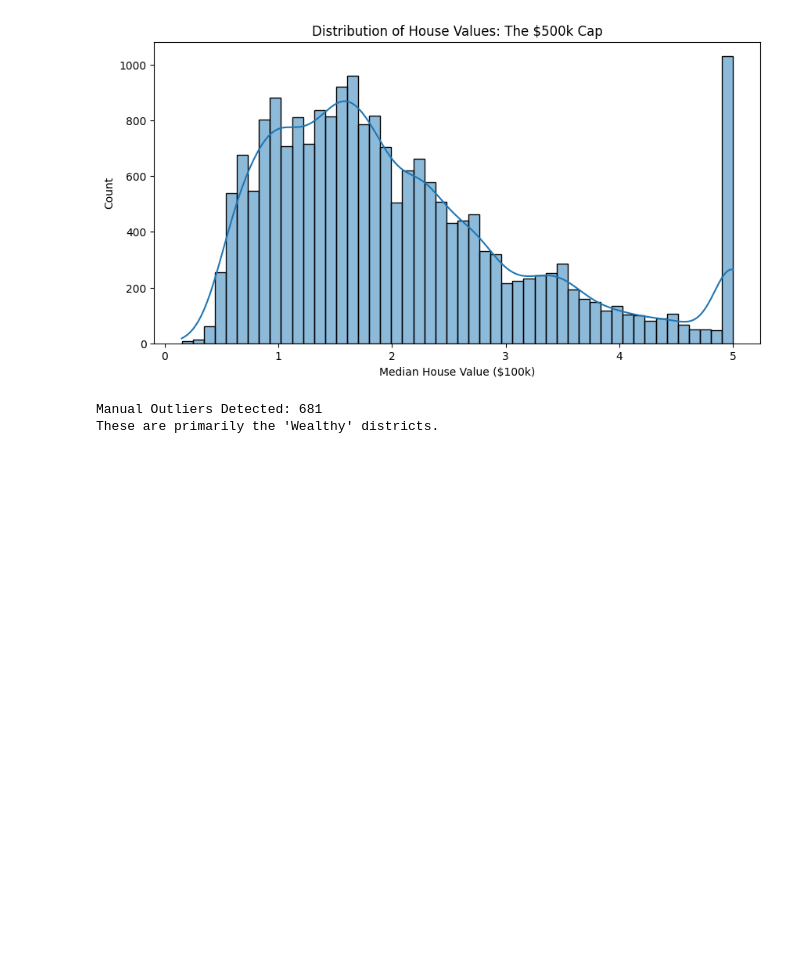
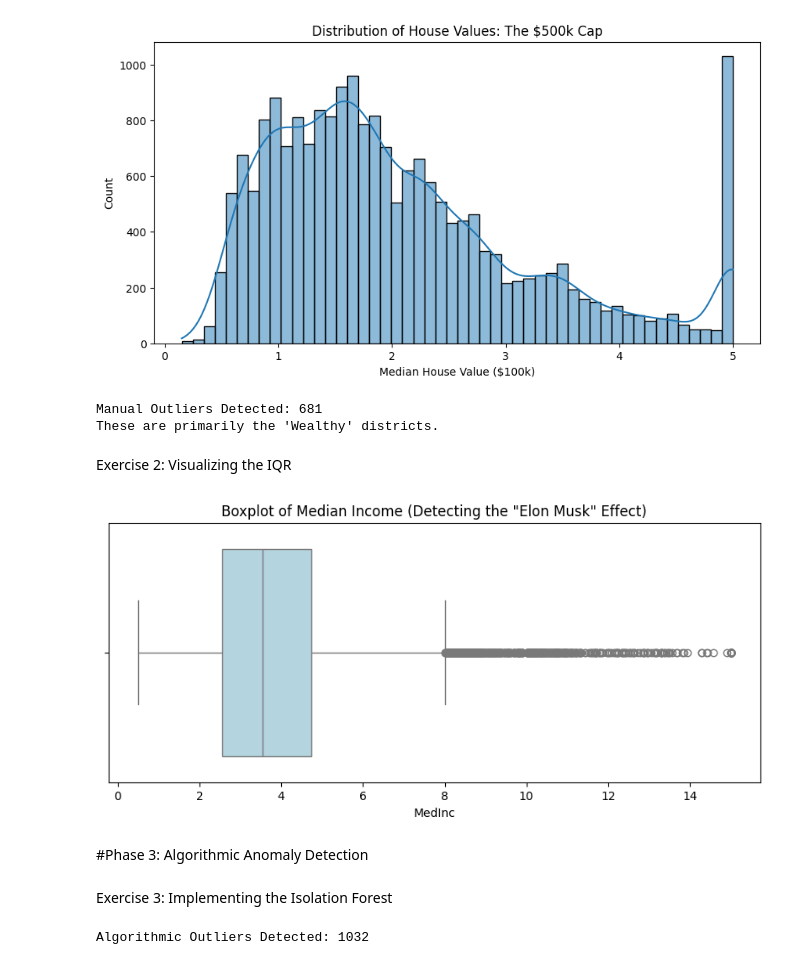
Before and after one commit to justinwender/Data-Analytics-for-Economics, a Jupyter notebook: Lab4/Lab_4.ipynb, the cells around one changed output. Cells and saved outputs as stored; diff of their text form; code cells hidden in the pictures; blank space fills up the shorter version.

```diff
--- a/Lab4/Lab_4.ipynb
+++ b/Lab4/Lab_4.ipynb
@@ -51,3 +50,33 @@ print("These are primarily the 'Wealthy' districts.")
 # %% [output]
 Manual Outliers Detected: 681
 These are primarily the 'Wealthy' districts.
+# %% [markdown]
+Exercise 2: Visualizing the IQR
+# %%
+plt.figure(figsize=(10, 4))
+sns.boxplot(x=df['MedInc'], color='lightblue')
+plt.title('Boxplot of Median Income (Detecting the "Elon Musk" Effect)')
+plt.show()
+# %% [output]
+[figure, added]
+# %% [markdown]
+#Phase 3: Algorithmic Anomaly Detection
+# %% [markdown]
+Exercise 3: Implementing the Isolation Forest
+# %%
+# Initialize the model
+# contamination=0.05: We estimate ~5% of the data is anomalous
+iso_forest = IsolationForest(n_estimators=100, contamination=0.05, random_state=42)
+
+# Features to analyze (Income, House Age, Average Rooms)
+features = ['MedInc', 'HouseAge', 'AveRooms', 'AveBedrms', 'Population']
+
+# Fit and Predict (-1 = Outlier, 1 = Normal)
+preds = iso_forest.fit_predict(df[features])
+
+# Map to boolean (True if outlier)
+df['outlier_iso'] = preds == -1
+
+print(f"Algorithmic Outliers Detected: {df['outlier_iso'].sum()}")
+# %% [output]
+Algorithmic Outliers Detected: 1032
```
Also changed, not shown: parts of 5 cells of this notebook, 1 other file.
